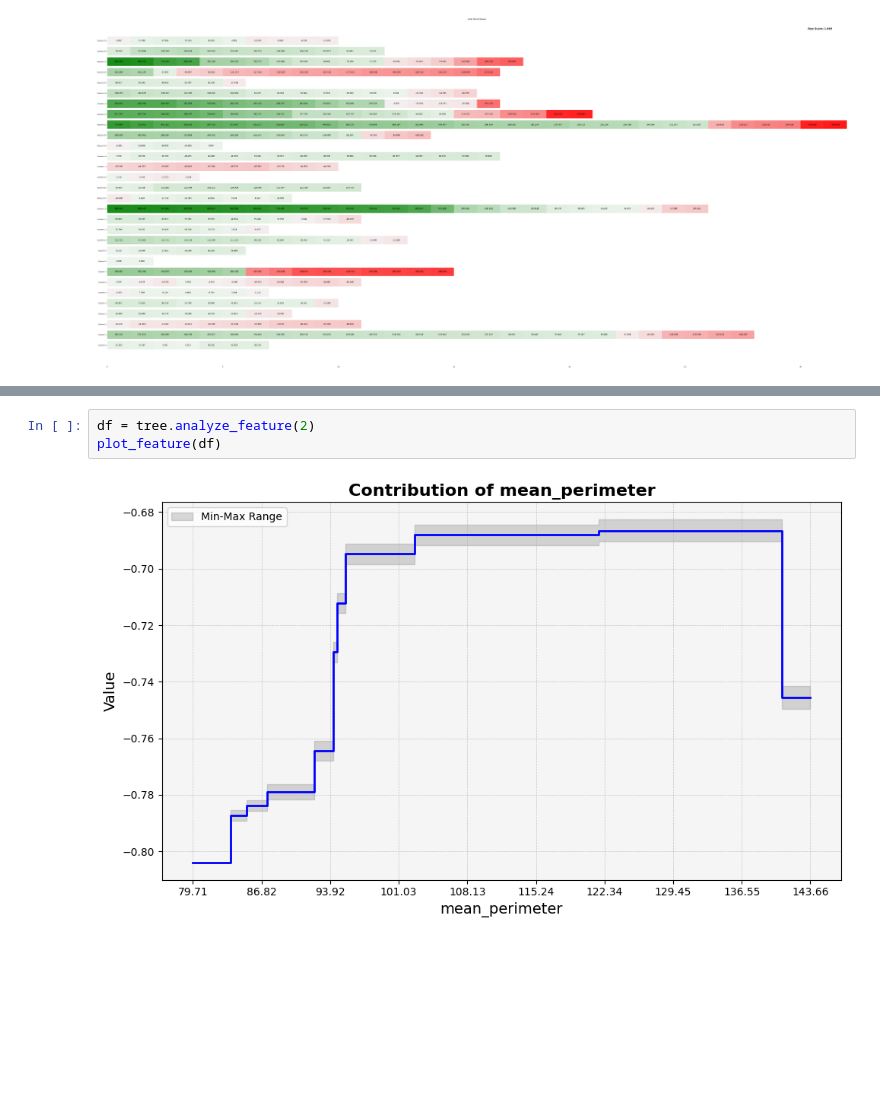
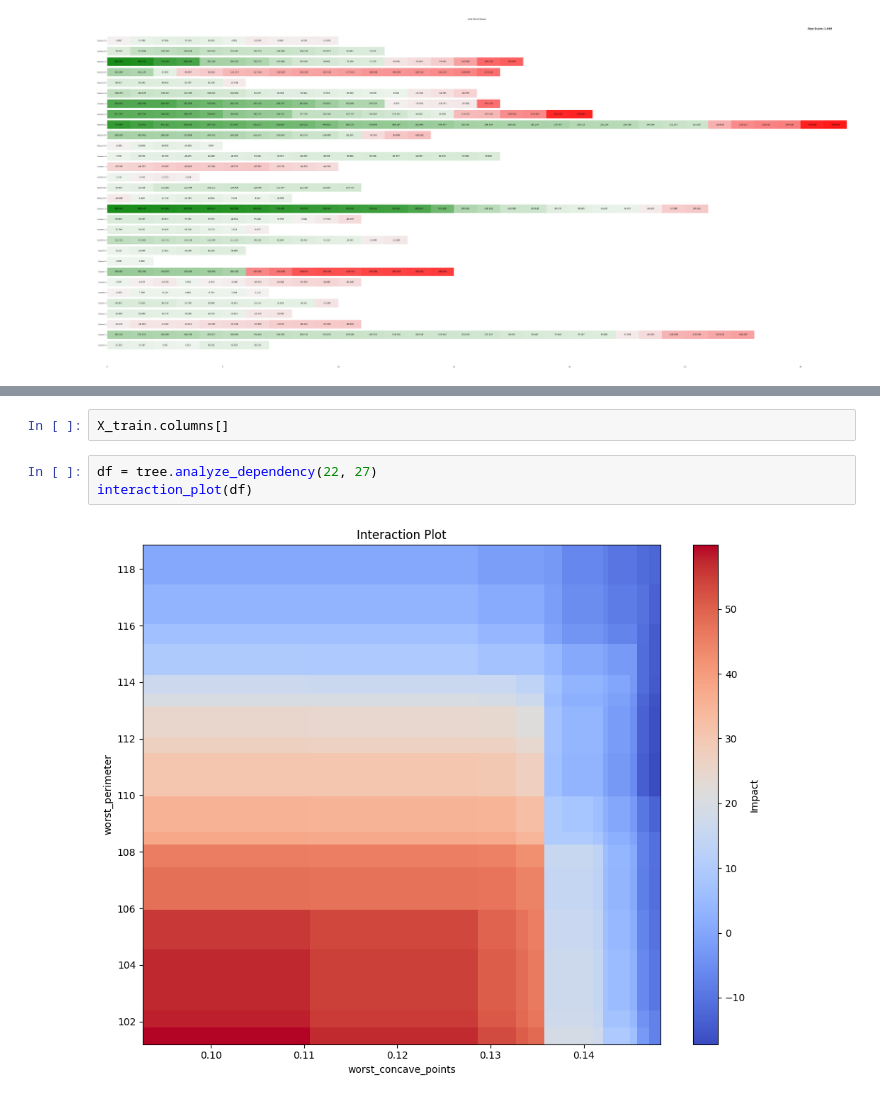
Before and after one commit to sametcopur/treemind, a Jupyter notebook: examples/breast_cancer.ipynb, the cells around one changed output, grey strips where cells are left out. Saved outputs shown, nothing was run; the diff lists cells and outputs as text; blank space fills up the shorter version.

Commit message:
doc and plot update

```diff
--- a/deneme.ipynb
+++ b/examples/breast_cancer.ipynb
@@ -58,6 +95,8 @@ plot_values_points(values, raw_score, points)
+# %%
+X_train.columns[]
 # %%
-df = tree.analyze_feature(2)
-plot_feature(df)
+df = tree.analyze_dependency(22, 27)
+interaction_plot(df)
 # %% [output]
-[figure, old version]
+[figure, new version]
 # %%
```
Also changed, not shown: parts of 8 cells of this notebook, 25 other files.
